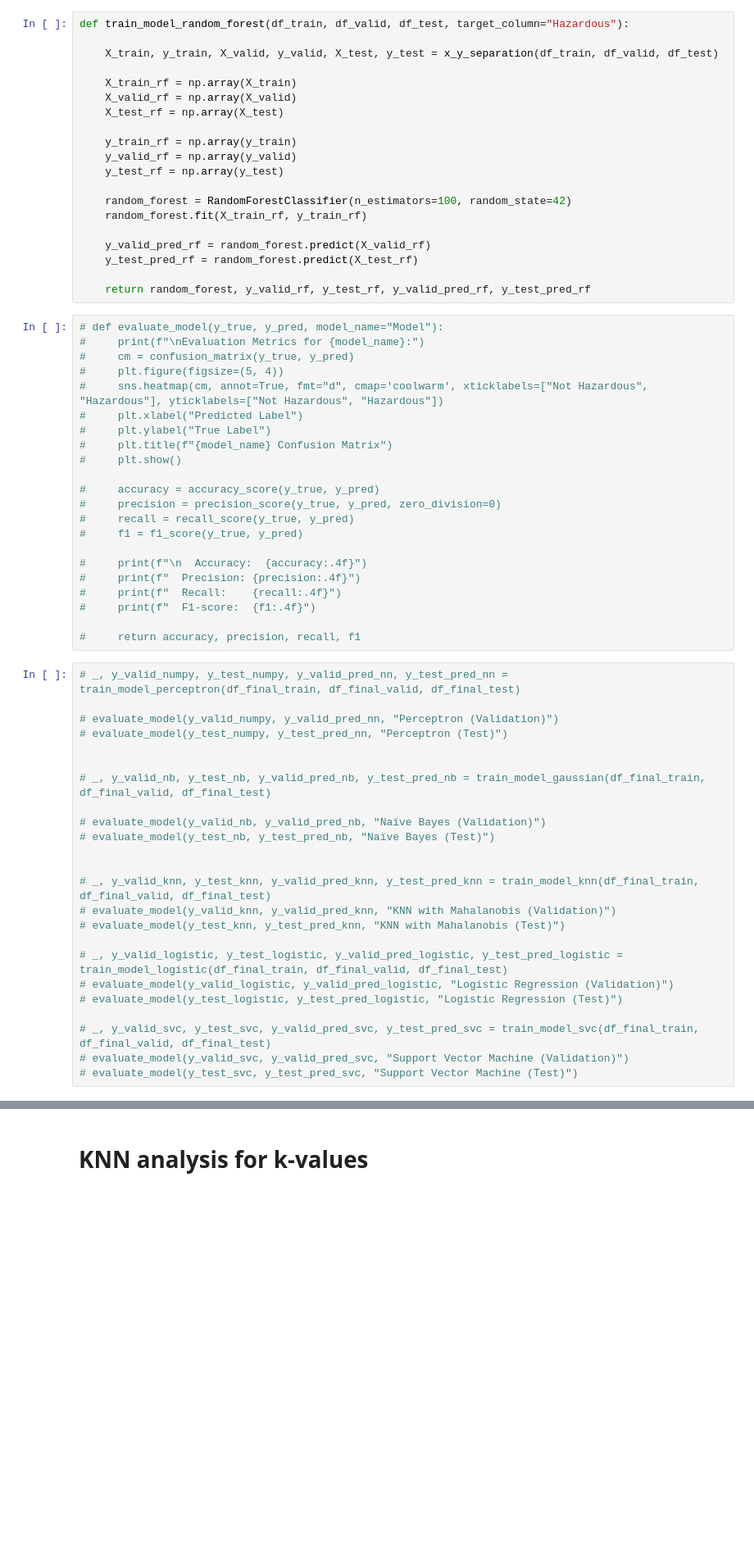
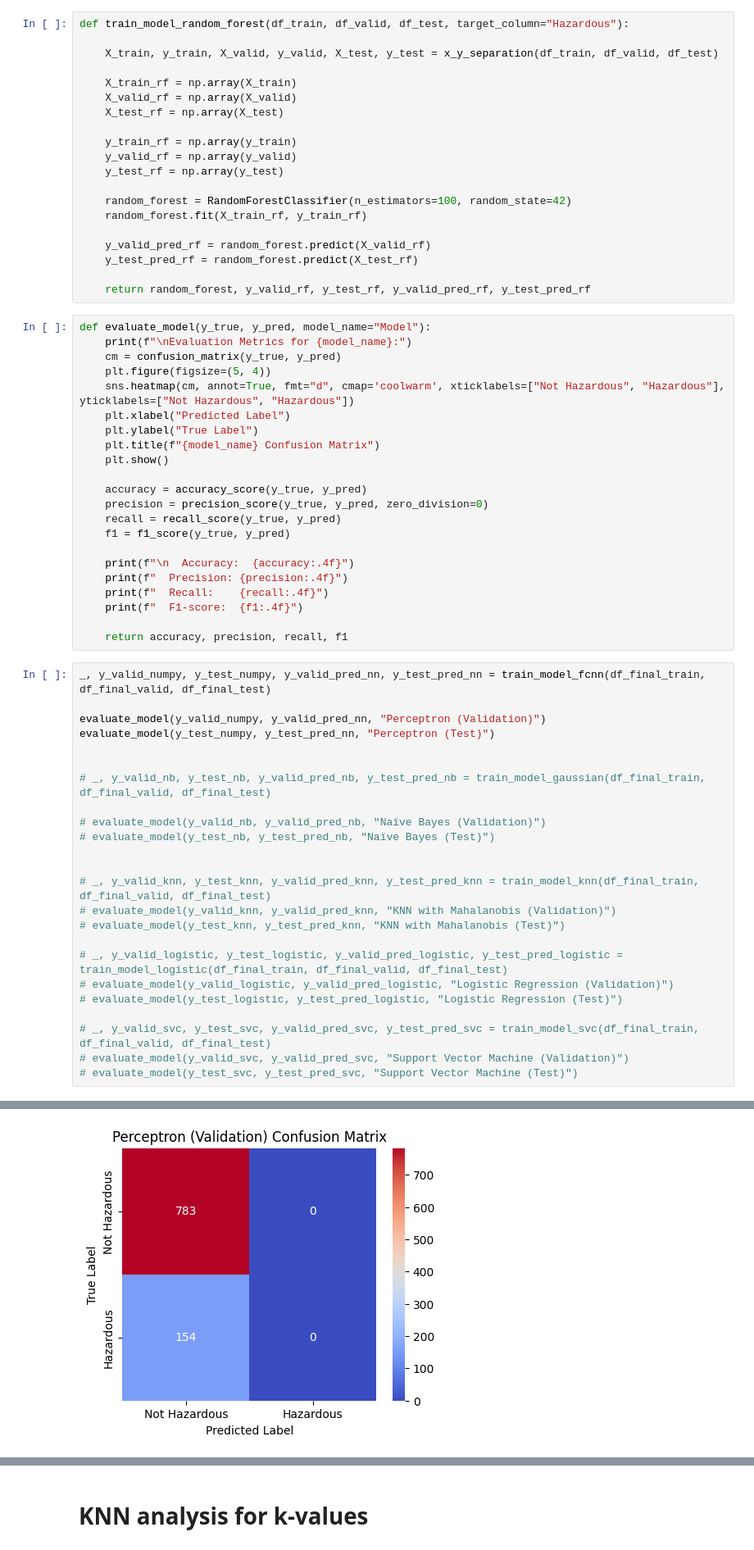
Before and after one commit to PriyanshuRao-code/AI-Lab-Project, a Jupyter notebook: team_24_supervised_learning.ipynb, the cells around one changed output, grey strips where cells are left out. Shown at 82% size. Drawn from its saved outputs; the diff is of its cells as text; blank space fills up the shorter version.

Commit message:
Added FCNN

```diff
--- a/team_24_supervised_learning.ipynb
+++ b/team_24_supervised_learning.ipynb
@@ -267,32 +320,32 @@ def train_model_random_forest(df_train, df_valid, df_test, target_column="Hazard
 
     return random_forest, y_valid_rf, y_test_rf, y_valid_pred_rf, y_test_pred_rf
 # %%
-# def evaluate_model(y_true, y_pred, model_name="Model"):
-#     print(f"\nEvaluation Metrics for {model_name}:")
-#     cm = confusion_matrix(y_true, y_pred)
-#     plt.figure(figsize=(5, 4))
-#     sns.heatmap(cm, annot=True, fmt="d", cmap='coolwarm', xticklabels=["Not Hazardous", "Hazardous"], yticklabels=["Not Hazardous", "Hazardous"])
-#     plt.xlabel("Predicted Label")
-#     plt.ylabel("True Label")
-#     plt.title(f"{model_name} Confusion Matrix")
-#     plt.show()
+def evaluate_model(y_true, y_pred, model_name="Model"):
+    print(f"\nEvaluation Metrics for {model_name}:")
+    cm = confusion_matrix(y_true, y_pred)
+    plt.figure(figsize=(5, 4))
+    sns.heatmap(cm, annot=True, fmt="d", cmap='coolwarm', xticklabels=["Not Hazardous", "Hazardous"], yticklabels=["Not Hazardous", "Hazardous"])
+    plt.xlabel("Predicted Label")
+    plt.ylabel("True Label")
+    plt.title(f"{model_name} Confusion Matrix")
+    plt.show()
 
-#     accuracy = accuracy_score(y_true, y_pred)
-#     precision = precision_score(y_true, y_pred, zero_division=0)
-#     recall = recall_score(y_true, y_pred)
-#     f1 = f1_score(y_true, y_pred)
+    accuracy = accuracy_score(y_true, y_pred)
+    precision = precision_score(y_true, y_pred, zero_division=0)
+    recall = recall_score(y_true, y_pred)
+    f1 = f1_score(y_true, y_pred)
 
-#     print(f"\n  Accuracy:  {accuracy:.4f}")
-#     print(f"  Precision: {precision:.4f}")
-#     print(f"  Recall:    {recall:.4f}")
-#     print(f"  F1-score:  {f1:.4f}")
+    print(f"\n  Accuracy:  {accuracy:.4f}")
+    print(f"  Precision: {precision:.4f}")
+    print(f"  Recall:    {recall:.4f}")
+    print(f"  F1-score:  {f1:.4f}")
 
-#     return accuracy, precision, recall, f1
+    return accuracy, precision, recall, f1
 # %%
-# _, y_valid_numpy, y_test_numpy, y_valid_pred_nn, y_test_pred_nn = train_model_perceptron(df_final_train, df_final_valid, df_final_test)
+_, y_valid_numpy, y_test_numpy, y_valid_pred_nn, y_test_pred_nn = train_model_fcnn(df_final_train, df_final_valid, df_final_test)
 
-# evaluate_model(y_valid_numpy, y_valid_pred_nn, "Perceptron (Validation)")
-# evaluate_model(y_test_numpy, y_test_pred_nn, "Perceptron (Test)")
+evaluate_model(y_valid_numpy, y_valid_pred_nn, "Perceptron (Validation)")
+evaluate_model(y_test_numpy, y_test_pred_nn, "Perceptron (Test)")
 
 
 # _, y_valid_nb, y_test_nb, y_valid_pred_nb, y_test_pred_nb = train_model_gaussian(df_final_train, df_final_valid, df_final_test)
@@ -312,3 +365,4 @@ def train_model_random_forest(df_train, df_valid, df_test, target_column="Hazard
 # _, y_valid_svc, y_test_svc, y_valid_pred_svc, y_test_pred_svc = train_model_svc(df_final_train, df_final_valid, df_final_test)
 # evaluate_model(y_valid_svc, y_valid_pred_svc, "Support Vector Machine (Validation)")
 # evaluate_model(y_test_svc, y_test_pred_svc, "Support Vector Machine (Test)")
+# %% [output]
@@ -314,0 +370 @@ def train_model_random_forest(df_train, df_valid, df_test, target_column="Hazard
+[figure, added]
```
Also changed, not shown: parts of 5 cells of this notebook.
